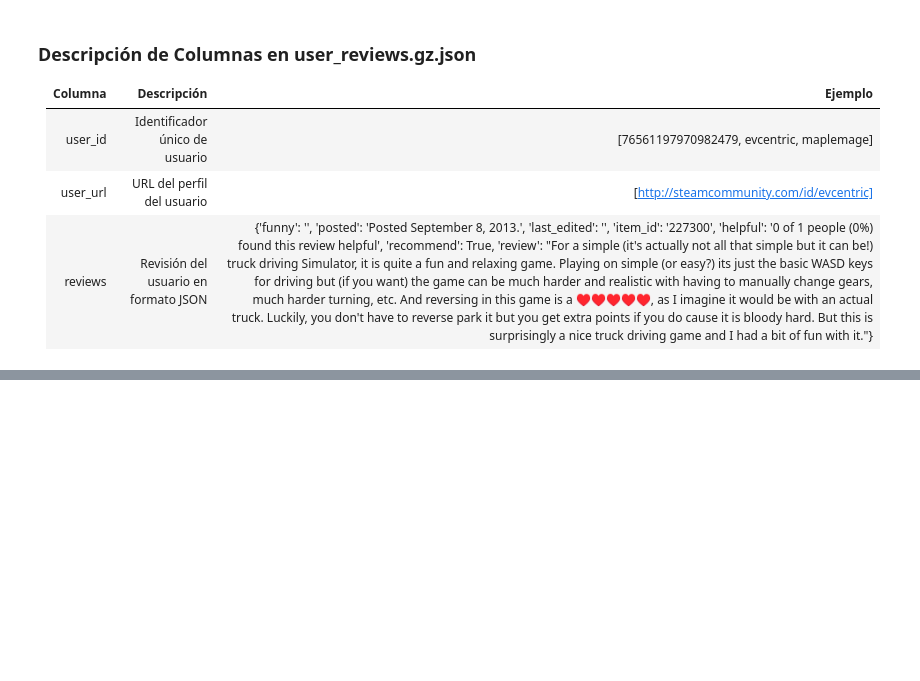
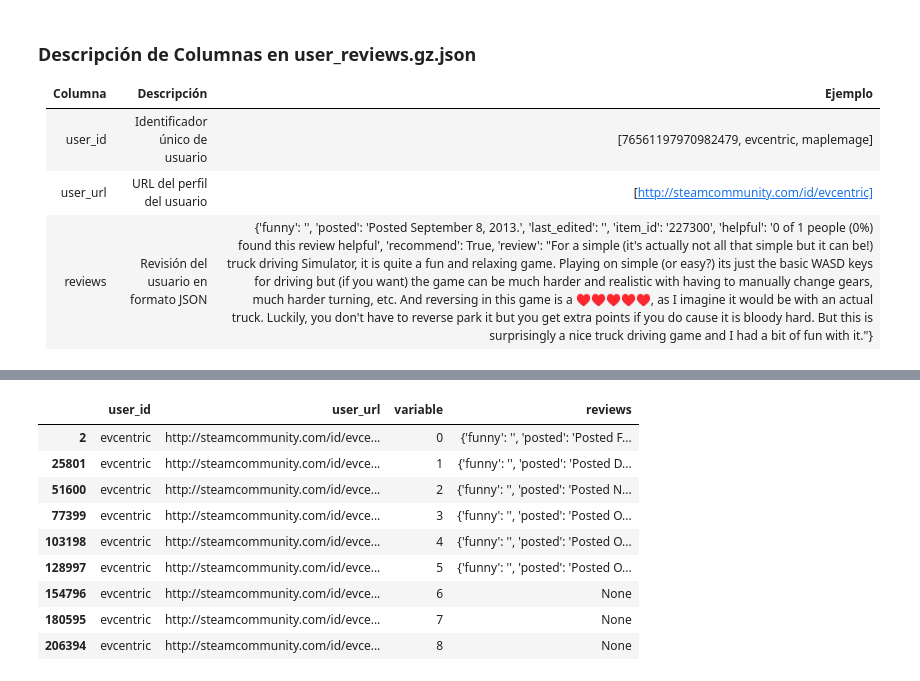
Before and after one commit to Ivan2125/MLOps-Steam, a Jupyter notebook: 02-etl-reviews.ipynb, the cells around one changed output, grey strips where cells are left out. Saved outputs shown, nothing was run; the diff lists cells and outputs as text; code cells hidden in the pictures; blank space fills up the shorter version.

```diff
--- a/02-etl-reviews.ipynb
+++ b/02-etl-reviews.ipynb
@@ -68,0 +168,4 @@ Conclusión:
+# %%
+# Se agrega el 'user_id' y 'user_url' a las columnas separadas
+review_norm = pd.concat([reviews[['user_id', 'user_url']], review_norm], axis=1)
+review_norm.head()
@@ -68,0 +179,6 @@ Conclusión:
+# %%
+# Se utiliza pd.melt para transformar las columnas en filas conservando el 'user_id' y 'user_url'
+review_norm = pd.melt(review_norm, id_vars=['user_id', 'user_url'],
+                       value_vars=list(range(9)),
+                       value_name='reviews')
+review_norm.head()
@@ -68,0 +192,13 @@ Conclusión:
+# %%
+review_norm[review_norm['user_id']=='evcentric']
+# %% [output]
+|  | user_id | user_url | variable | reviews |
+| 2 | evcentric | http://steamcommunity.com/id/evce... | 0 | {'funny': '', 'posted': 'Posted F... |
+| 25801 | evcentric | http://steamcommunity.com/id/evce... | 1 | {'funny': '', 'posted': 'Posted D... |
+| 51600 | evcentric | http://steamcommunity.com/id/evce... | 2 | {'funny': '', 'posted': 'Posted N... |
+| 77399 | evcentric | http://steamcommunity.com/id/evce... | 3 | {'funny': '', 'posted': 'Posted O... |
+| 103198 | evcentric | http://steamcommunity.com/id/evce... | 4 | {'funny': '', 'posted': 'Posted O... |
+| 128997 | evcentric | http://steamcommunity.com/id/evce... | 5 | {'funny': '', 'posted': 'Posted O... |
+| 154796 | evcentric | http://steamcommunity.com/id/evce... | 6 | None |
+| 180595 | evcentric | http://steamcommunity.com/id/evce... | 7 | None |
+| 206394 | evcentric | http://steamcommunity.com/id/evce... | 8 | None |
```
Also changed, not shown: parts of 19 cells of this notebook, 4 other files.
